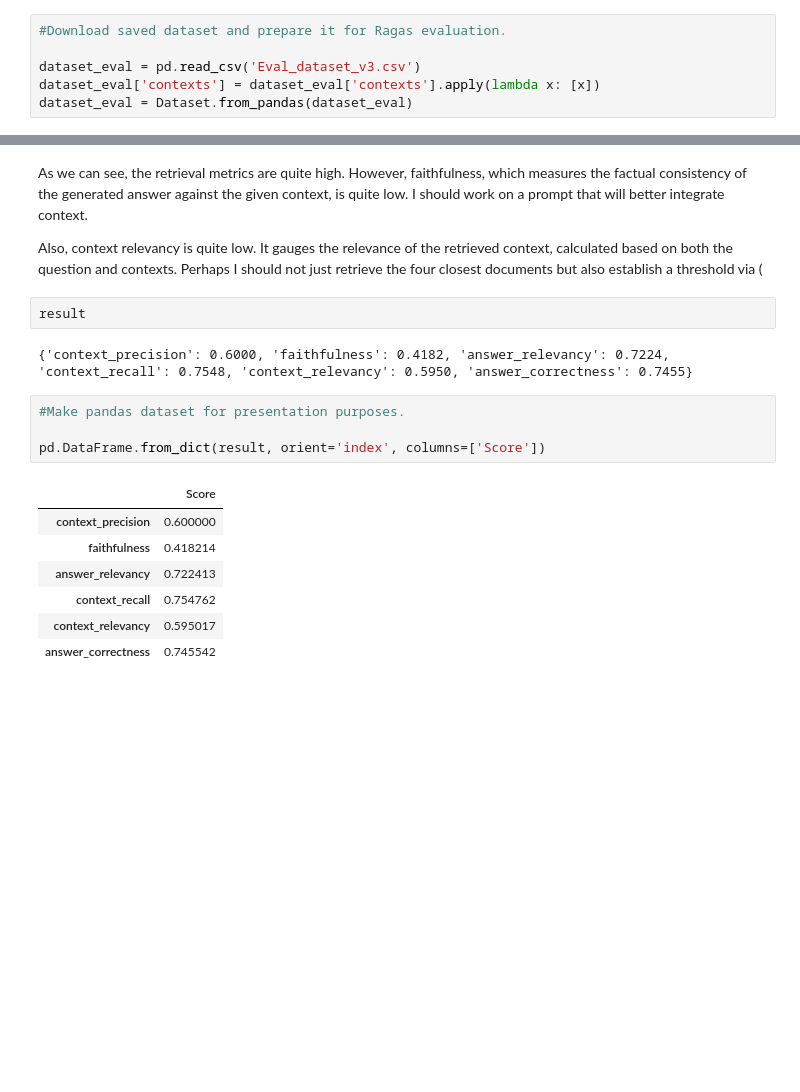
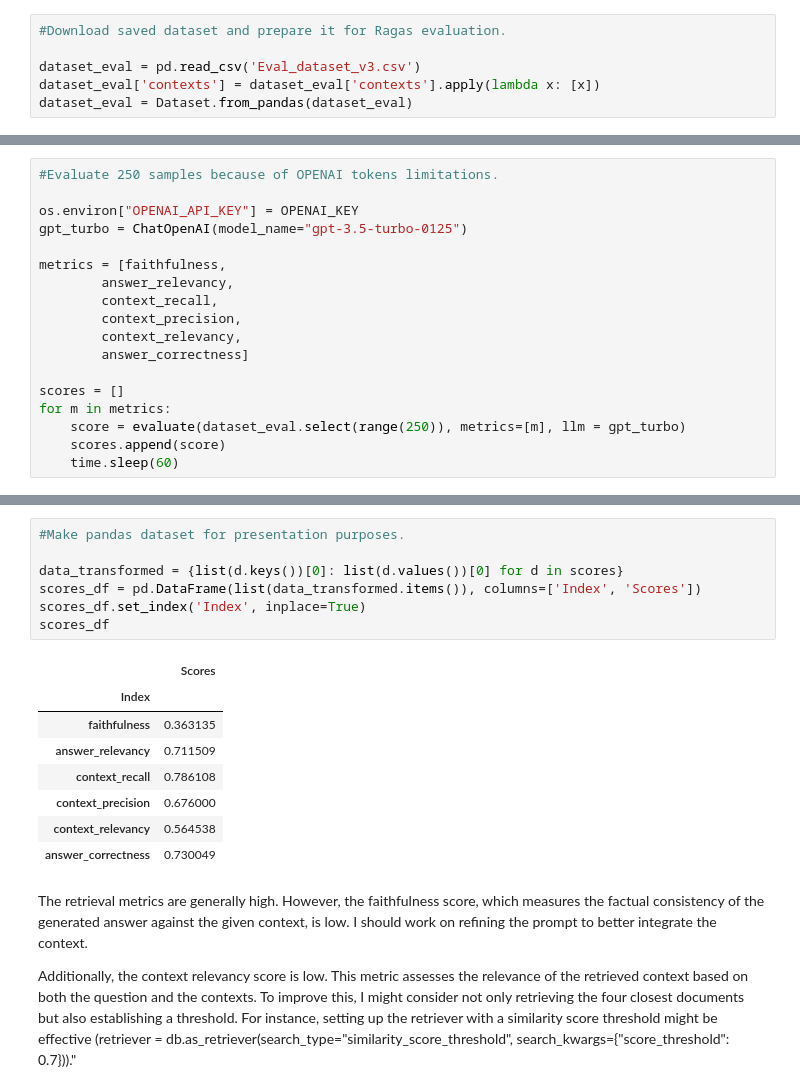
Before and after one commit to bohuslavska/UCU_ML_Course, a Jupyter notebook: Metrics.ipynb, the cells around one changed output, grey strips where cells are left out. Saved outputs shown, nothing was run; the diff lists cells and outputs as text; blank space fills up the shorter version.

```diff
--- a/Metrics.ipynb
+++ b/Metrics.ipynb
@@ -274,0 +257,18 @@ Failed to parse output. Returning None.
+# %%
+#Evaluate 250 samples because of OPENAI tokens limitations.
+
+os.environ["OPENAI_API_KEY"] = OPENAI_KEY
+gpt_turbo = ChatOpenAI(model_name="gpt-3.5-turbo-0125")
+
+metrics = [faithfulness,
+        answer_relevancy,
+        context_recall,
+        context_precision,
+        context_relevancy,
+        answer_correctness]
+
+scores = []
+for m in metrics:
+    score = evaluate(dataset_eval.select(range(250)), metrics=[m], llm = gpt_turbo)
+    scores.append(score)
+    time.sleep(60)
@@ -275,20 +290,20 @@ Failed to parse output. Returning None.
+# %%
+#Make pandas dataset for presentation purposes.
+
+data_transformed = {list(d.keys())[0]: list(d.values())[0] for d in scores}
+scores_df = pd.DataFrame(list(data_transformed.items()), columns=['Index', 'Scores'])
+scores_df.set_index('Index', inplace=True)
+scores_df
+# %% [output]
+|  | Scores |
+| Index |  |
+| faithfulness | 0.363135 |
+| answer_relevancy | 0.711509 |
+| context_recall | 0.786108 |
+| context_precision | 0.676000 |
+| context_relevancy | 0.564538 |
+| answer_correctness | 0.730049 |
 # %% [markdown]
-As we can see, the retrieval metrics are quite high. However, faithfulness, which measures the factual consistency of the generated answer against the given context, is quite low. I should work on a prompt that will better integrate context.
+The retrieval metrics are generally high. However, the faithfulness score, which measures the factual consistency of the generated answer against the given context, is low. I should work on refining the prompt to better integrate the context.
 
-Also, context relevancy is quite low. It gauges the relevance of the retrieved context, calculated based on both the question and contexts. Perhaps I should not just retrieve the four closest documents but also establish a threshold via (
+Additionally, the context relevancy score is low. This metric assesses the relevance of the retrieved context based on both the question and the contexts. To improve this, I might consider not only retrieving the four closest documents but also establishing a threshold. For instance, setting up the retriever with a similarity score threshold might be effective (retriever = db.as_retriever(search_type="similarity_score_threshold", search_kwargs={"score_threshold": 0.7}))."
-# %%
-result
-# %% [output]
-{'context_precision': 0.6000, 'faithfulness': 0.4182, 'answer_relevancy': 0.7224, 'context_recall': 0.7548, 'context_relevancy': 0.5950, 'answer_correctness': 0.7455}
-# %%
-#Make pandas dataset for presentation purposes.
-
-pd.DataFrame.from_dict(result, orient='index', columns=['Score'])
-# %% [output]
-|  | Score |
-| context_precision | 0.600000 |
-| faithfulness | 0.418214 |
-| answer_relevancy | 0.722413 |
-| context_recall | 0.754762 |
-| context_relevancy | 0.595017 |
-| answer_correctness | 0.745542 |
```
Also changed, not shown: parts of 3 cells of this notebook, 3 other files.
